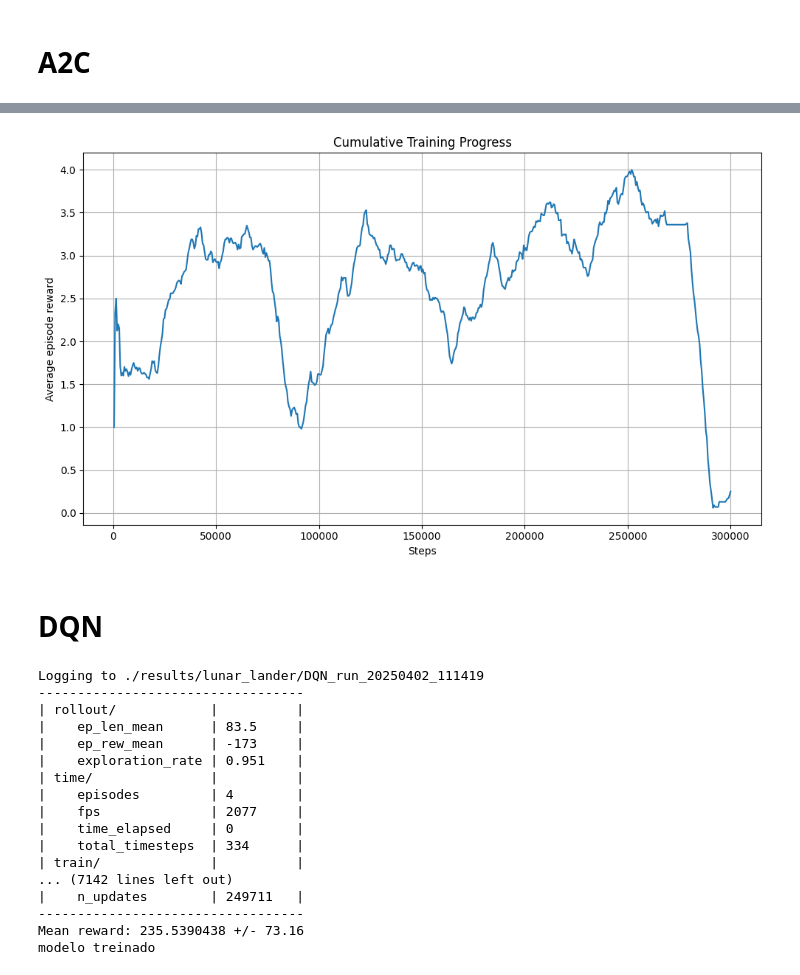
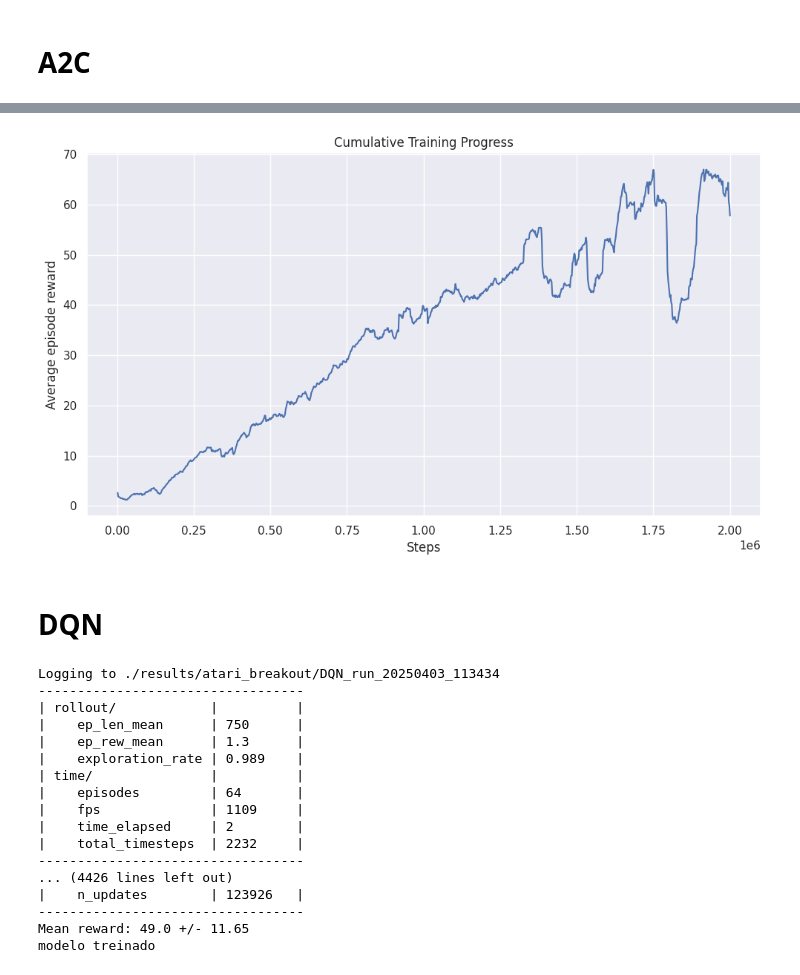
Before and after one commit to insper-classroom/08-dqn-vs-a2c-p-j, a Jupyter notebook: atari_breakout.ipynb, the cells around one changed output, grey strips where cells are left out. Drawn from its saved outputs; the diff is of its cells as text; code cells hidden in the pictures.

Commit message:
FEAT: finalizing folders and models

```diff
--- a/atari_breakout.ipynb
+++ b/atari_breakout.ipynb
@@ -79,83 +102,89 @@ Compile with `TORCH_USE_CUDA_DSA` to enable device-side assertions.
 # %%
+sns.set_theme(style="darkgrid")
+
 # Get all progress.csv files from sorted run folders
 base_path = "results/atari_breakout/"
 csv_paths = sorted(glob.glob(os.path.join(base_path, "A2C_run_*/progress.csv")))
 
 all_dfs = []
 total_timesteps_offset = 0
 
 for path in csv_paths:
     df = pd.read_csv(path)
 
     # Adjust total_timesteps to be cumulative
     df['time/total_timesteps'] += total_timesteps_offset
     total_timesteps_offset = df['time/total_timesteps'].iloc[-1]
 
     all_dfs.append(df)
 
 # Concatenate the adjusted data
 combined_df = pd.concat(all_dfs, ignore_index=True)
 
 # Plot as a single line
 plt.figure(figsize=(10, 6))
 plt.plot(combined_df['time/total_timesteps'], combined_df['rollout/ep_rew_mean'])
 plt.xlabel('Steps')
 plt.ylabel('Average episode reward')
 plt.title('Cumulative Training Progress')
 plt.grid(True)
 plt.tight_layout()
 plt.show()
 # %% [output]
-[figure, old version]
+[figure, new version]
 # %% [markdown]
 # **DQN**
 # %%
 run_id = datetime.now().strftime("%Y%m%d_%H%M%S")
-tmp_path = f"./results/lunar_lander/DQN_run_{run_id}"
+tmp_path = f"./results/atari_breakout/DQN_run_{run_id}"
 new_logger = configure(tmp_path, ["stdout", "csv"])
 
-env = gym.make("LunarLander-v3")
+env = make_atari_env('BreakoutNoFrameskip-v4', n_envs=4, seed=0)
+env = VecFrameStack(env, n_stack=4)
+
 model = DQN(
-    policy = "MlpPolicy",
+    policy = "CnnPolicy",
     env = env,
-    device="cpu",
-    learning_rate=0.001,
-    buffer_size=10_000,
-    batch_size=64,
-    gamma=0.99,
-    target_update_interval=100,
-    exploration_fraction=0.0067, # Explicar aqui que na vdd isso é outra coisa mas funcionou igual
-    exploration_initial_eps=1.0,
-    exploration_final_eps=0.01
+    device="cuda",
+    buffer_size=100000,
+    learning_rate=1e-4,
+    batch_size=32,
+    learning_starts=10000,
+    target_update_interval=1000,
+    train_freq=4,
+    gradient_steps=1,
+    exploration_fraction=0.1,
+    exploration_final_eps=0.01,
+    optimize_memory_usage=False
 )
 
 # Uncomment this line if you want to keep training an old model
-#model = DQN.load("./model/DQN_LunarLander")
+#model = DQN.load("./model/DQN_Breakout")
 #model.set_env(env)
 
 model.set_logger(new_logger)
-model.learn(total_timesteps=1_000_000)
+model.learn(total_timesteps=2e6, log_interval=64)
 
 mean_reward, std_reward = evaluate_policy(model, model.get_env(), n_eval_episodes=10)
 print(f'Mean reward: {mean_reward} +/- {std_reward:.2f}')
 
 print('modelo treinado')
 # %% [output]
-Logging to ./results/lunar_lander/DQN_run_20250402_111419
+Logging to ./results/atari_breakout/DQN_run_20250403_113434
 ----------------------------------
 | rollout/            |          |
-|    ep_len_mean      | 83.5     |
-|    ep_rew_mean      | -173     |
-|    exploration_rate | 0.951    |
+|    ep_len_mean      | 750      |
+|    ep_rew_mean      | 1.3      |
+|    exploration_rate | 0.989    |
 | time/               |          |
-|    episodes         | 4        |
-|    fps              | 2077     |
-|    time_elapsed     | 0        |
-|    total_timesteps  | 334      |
-| train/              |          |
-... (7142 lines left out)
-|    n_updates        | 249711   |
+|    episodes         | 64       |
+|    fps              | 1109     |
+|    time_elapsed     | 2        |
+|    total_timesteps  | 2232     |
 ----------------------------------
-Mean reward: 235.5390438 +/- 73.16
+... (4426 lines left out)
+|    n_updates        | 123926   |
+----------------------------------
+Mean reward: 49.0 +/- 11.65
 modelo treinado
 # %%
```
Also changed, not shown: parts of 10 cells of this notebook, 21 other files.
